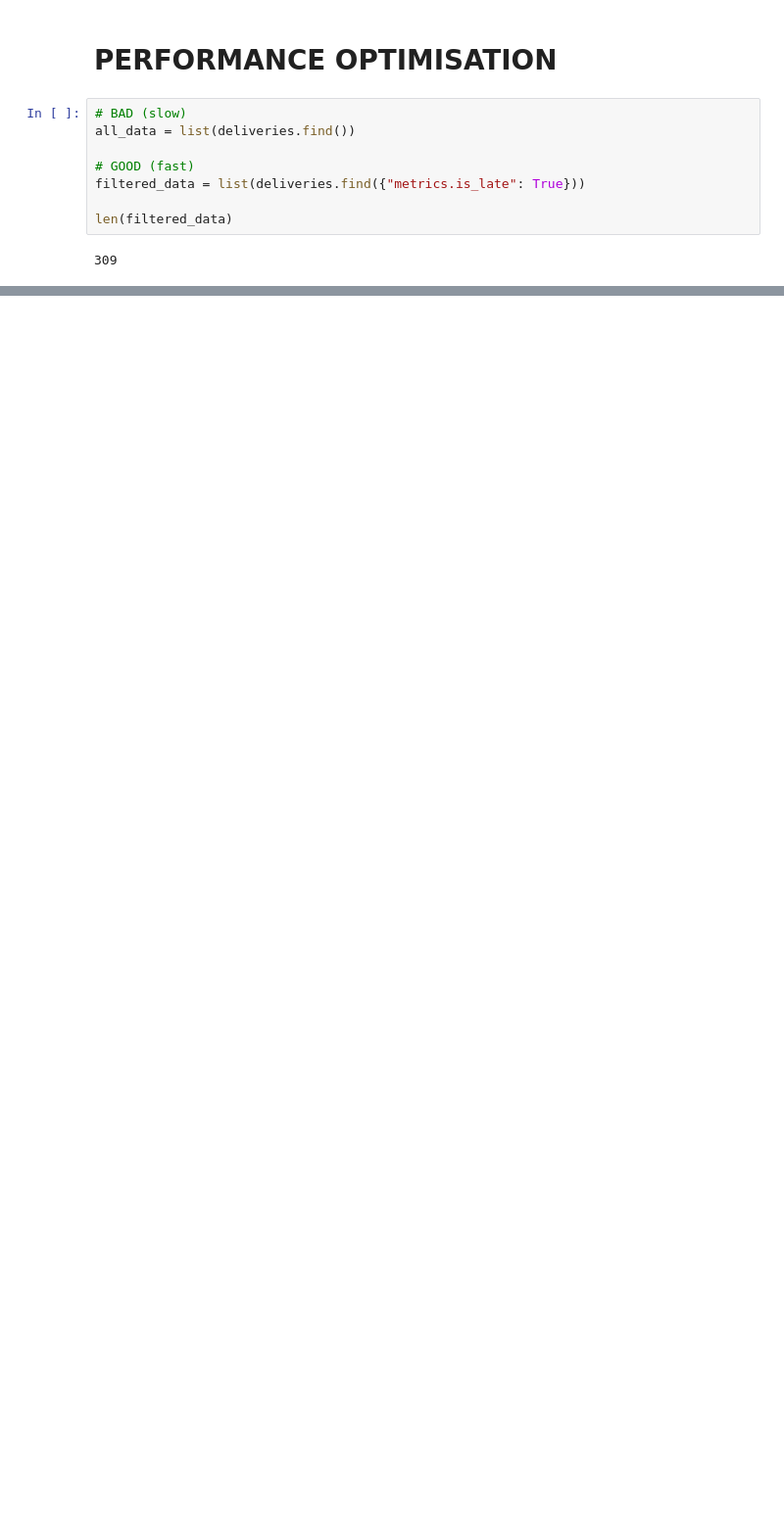
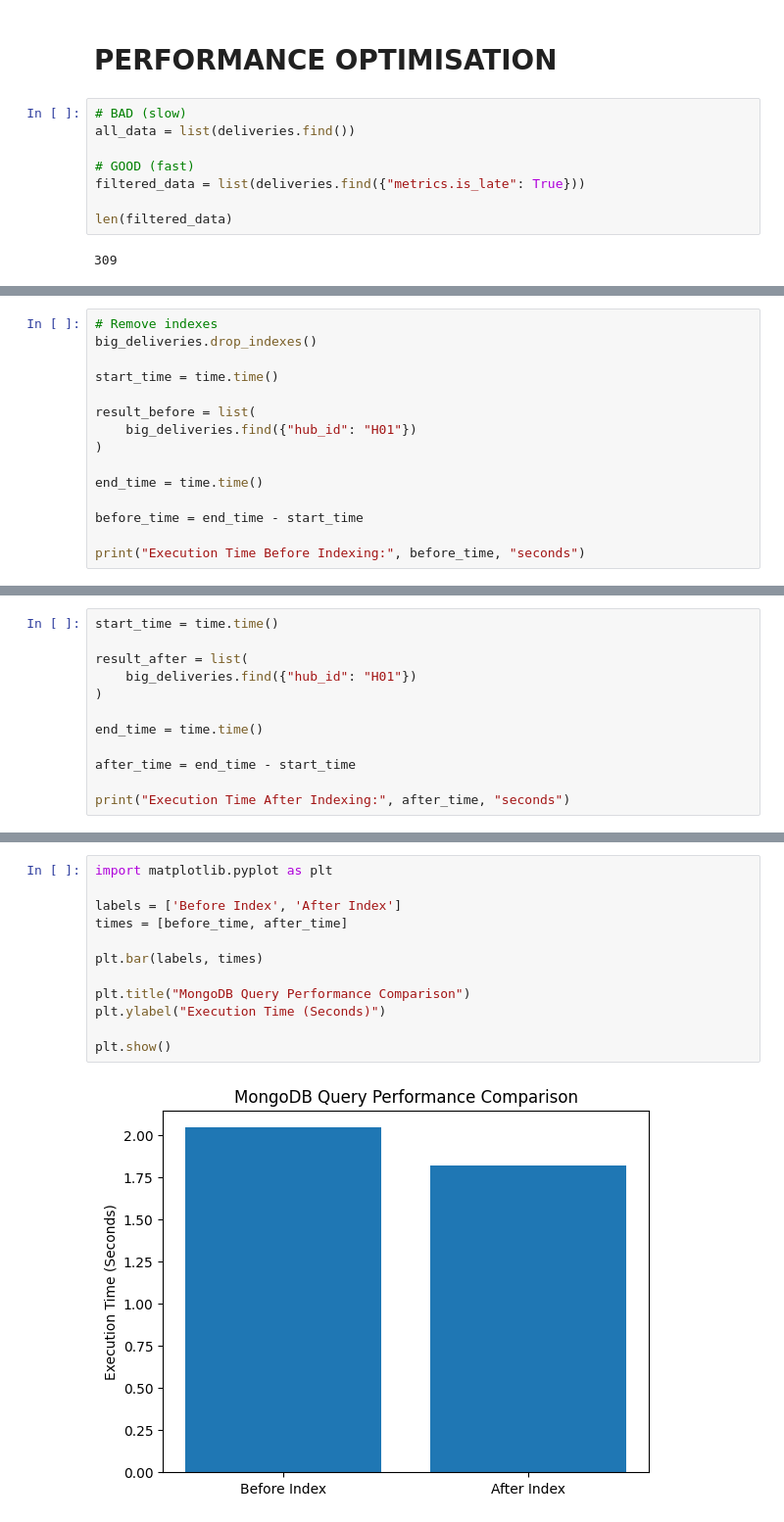
Before and after one commit to harjeetsingh22187-ai/northstar-query-optimization-strategies, a Jupyter notebook: 08_Query_Optimisation.ipynb, the cells around one changed output, grey strips where cells are left out. Shown at 98% size. Drawn from its saved outputs; the diff is of its cells as text; blank space fills up the shorter version.

```diff
--- a/08_Query_Optimisation.ipynb
+++ b/08_Query_Optimisation.ipynb
@@ -147,0 +193,15 @@ len(filtered_data)
+# %%
+# Remove indexes
+big_deliveries.drop_indexes()
+
+start_time = time.time()
+
+result_before = list(
+    big_deliveries.find({"hub_id": "H01"})
+)
+
+end_time = time.time()
+
+before_time = end_time - start_time
+
+print("Execution Time Before Indexing:", before_time, "seconds")
@@ -147,0 +220,12 @@ len(filtered_data)
+# %%
+start_time = time.time()
+
+result_after = list(
+    big_deliveries.find({"hub_id": "H01"})
+)
+
+end_time = time.time()
+
+after_time = end_time - start_time
+
+print("Execution Time After Indexing:", after_time, "seconds")
@@ -147,0 +249,14 @@ len(filtered_data)
+# %%
+import matplotlib.pyplot as plt
+
+labels = ['Before Index', 'After Index']
+times = [before_time, after_time]
+
+plt.bar(labels, times)
+
+plt.title("MongoDB Query Performance Comparison")
+plt.ylabel("Execution Time (Seconds)")
+
+plt.show()
+# %% [output]
+[figure, added]
```
Also changed, not shown: parts of 15 cells of this notebook.
